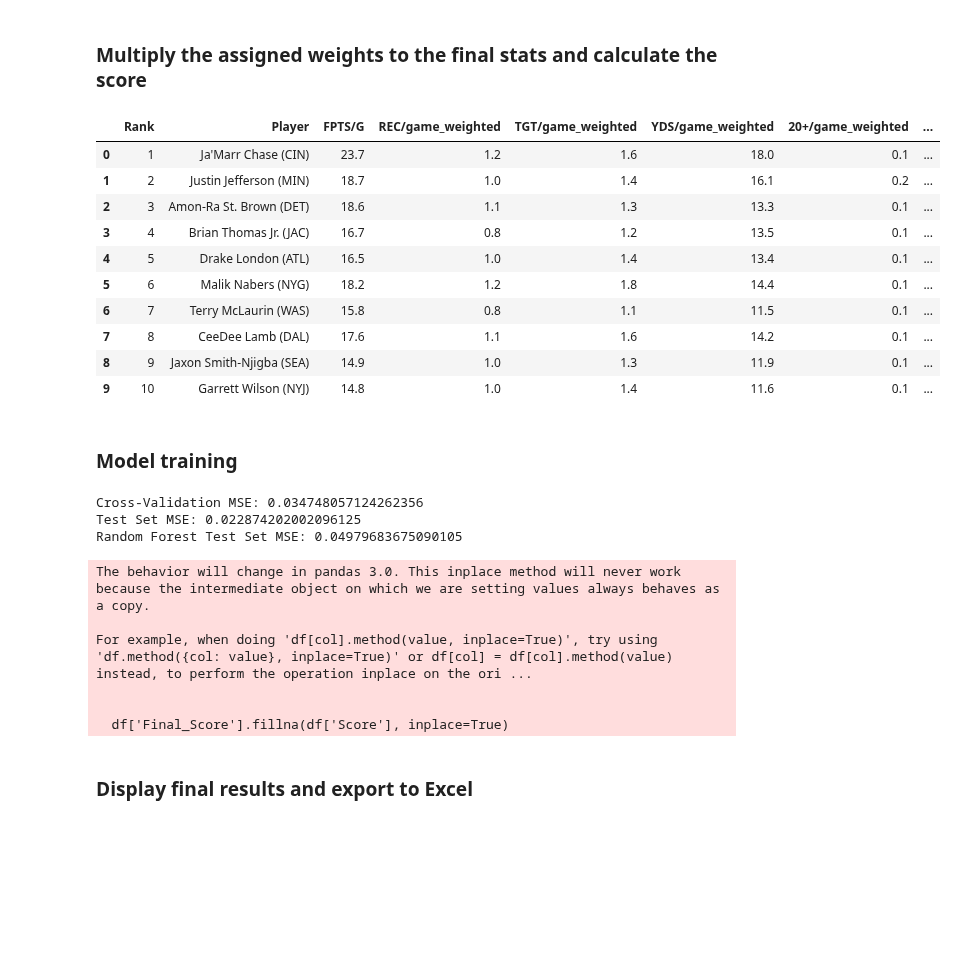
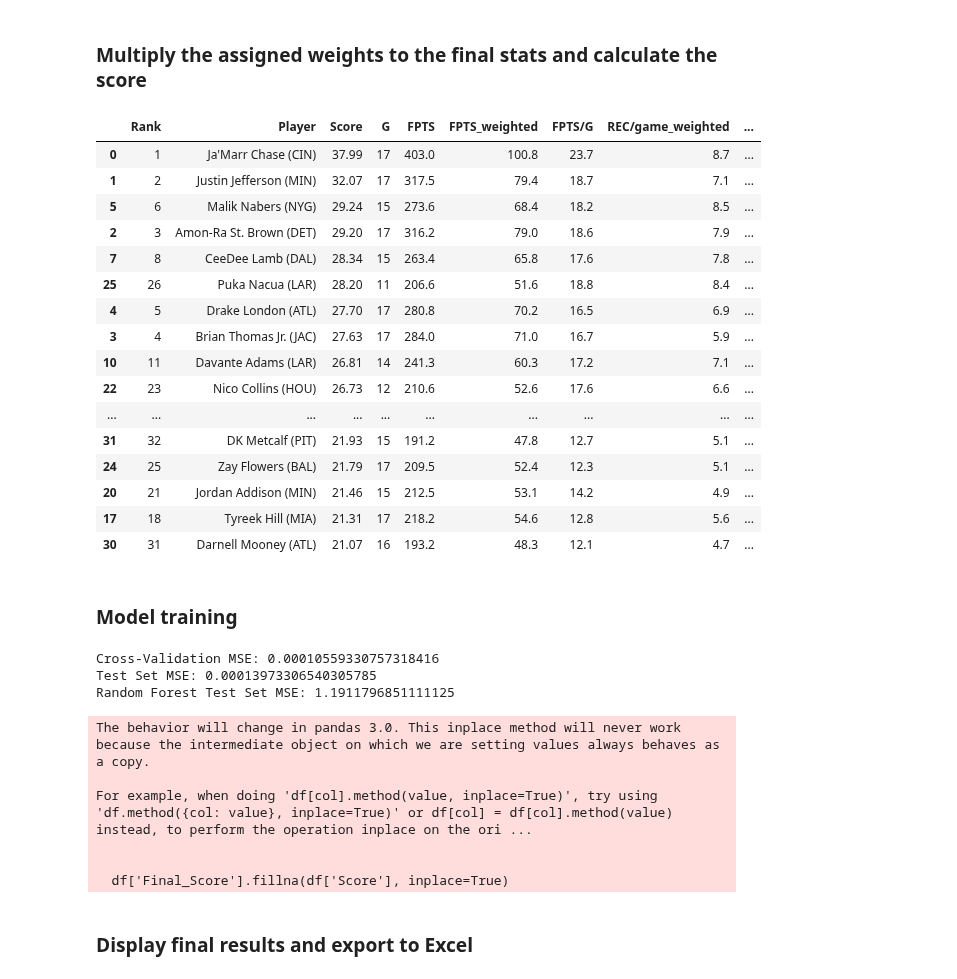
Before and after one commit to meltangonan/fantasy-football, a Jupyter notebook: WR/2025/WR_Model_2025.ipynb, the cells around one changed output. Drawn from its saved outputs; the diff is of its cells as text; code cells hidden in the pictures; blank space fills up the shorter version.

```diff
--- a/WR/2025/WR_Model_2025.ipynb
+++ b/WR/2025/WR_Model_2025.ipynb
@@ -192,46 +192,68 @@ df_corr[['Correlation', 'R^2', 'Weight']].round(2)
 # %%
 # Multiply each relevant column by its corresponding weight
 for col in corr_columns:
     if col not in exclude_stats:
         weight = df_corr.loc[col, 'Weight']
-        df[col + '_weighted'] = (df[col] * weight).round(1)
+        df[col + '_weighted'] = (df[col] * (1 + weight)).round(1)
 
 # Extract the weighted columns
 weight_columns = [col + '_weighted' for col in corr_columns if col not in exclude_stats]
 
-# Display the new weighted stats columns
-df_weight = df[['Rank', 'Player', 'FPTS/G'] + weight_columns]
-df_weight.sort_values(by=['Rank'], ascending=True).head(10)
+# Add FPTS/G and FPTS as weighted columns
+# df['FPTS/G_weighted'] = (df['FPTS/G'] * 1).round(1)
+df['FPTS_weighted'] = (df['FPTS'] * .25).round(1)
 
 # Define select columns to be used for the average weighted score
-avg = weight_columns + (['FPTS/G'] * 2)  # Giving higher weight to FPTS/G
+avg = weight_columns + ['FPTS_weighted', 'FPTS/G']
+
+# Display the new weighted stats columns
+# df_weight = df[['Rank', 'Player', 'FPTS', 'FPTS_weighted', 'FPTS/G',] + weight_columns]
+# df_weight.sort_values(by=['Rank'], ascending=True).head(10)
+# df_weight = df[['Rank', 'Player', 'FPTS', 'FPTS_weighted', 'FPTS/G', 'FPTS/G_weighted'] + weight_columns]
+# df_weight.sort_values(by=['Rank'], ascending=True).head(10)
 
 # Calculate the average weighted score for the select columns
 df['Score'] = df[avg].mean(axis=1).round(2)
 
-# Normalize the scores to be out of 10
-scaler = MinMaxScaler(feature_range=(0, 10))
-df['Score'] = scaler.fit_transform(df[['Score']])
+# # Normalize the scores to be out of 10
+# scaler = MinMaxScaler(feature_range=(0, 10))
+# df['Score'] = scaler.fit_transform(df[['Score']])
 
-df_weight.head(10)
+# Display the weighted pieces + the raw avg and final score
+df_weight = df[['Rank', 'Player', 'Score', 'G', 'FPTS', 'FPTS_weighted', 'FPTS/G'] + weight_columns] \
+              .sort_values(by='Score', ascending=False)
+
+df_weight.head(30)
 # %% [output]
-|  | Rank | Player | FPTS/G | REC/game_weighted | TGT/game_weighted | YDS/game_weighted | 20+/game_weighted | ... |
-| 0 | 1 | Ja'Marr Chase (CIN) | 23.7 | 1.2 | 1.6 | 18.0 | 0.1 | ... |
-| 1 | 2 | Justin Jefferson (MIN) | 18.7 | 1.0 | 1.4 | 16.1 | 0.2 | ... |
-| 2 | 3 | Amon-Ra St. Brown (DET) | 18.6 | 1.1 | 1.3 | 13.3 | 0.1 | ... |
-| 3 | 4 | Brian Thomas Jr. (JAC) | 16.7 | 0.8 | 1.2 | 13.5 | 0.1 | ... |
-| 4 | 5 | Drake London (ATL) | 16.5 | 1.0 | 1.4 | 13.4 | 0.1 | ... |
-| 5 | 6 | Malik Nabers (NYG) | 18.2 | 1.2 | 1.8 | 14.4 | 0.1 | ... |
-| 6 | 7 | Terry McLaurin (WAS) | 15.8 | 0.8 | 1.1 | 11.5 | 0.1 | ... |
-| 7 | 8 | CeeDee Lamb (DAL) | 17.6 | 1.1 | 1.6 | 14.2 | 0.1 | ... |
-| 8 | 9 | Jaxon Smith-Njigba (SEA) | 14.9 | 1.0 | 1.3 | 11.9 | 0.1 | ... |
-| 9 | 10 | Garrett Wilson (NYJ) | 14.8 | 1.0 | 1.4 | 11.6 | 0.1 | ... |
+|  | Rank | Player | Score | G | FPTS | FPTS_weighted | FPTS/G | REC/game_weighted | ... |
+| 0 | 1 | Ja'Marr Chase (CIN) | 37.99 | 17 | 403.0 | 100.8 | 23.7 | 8.7 | ... |
+| 1 | 2 | Justin Jefferson (MIN) | 32.07 | 17 | 317.5 | 79.4 | 18.7 | 7.1 | ... |
+| 5 | 6 | Malik Nabers (NYG) | 29.24 | 15 | 273.6 | 68.4 | 18.2 | 8.5 | ... |
+| 2 | 3 | Amon-Ra St. Brown (DET) | 29.20 | 17 | 316.2 | 79.0 | 18.6 | 7.9 | ... |
+| 7 | 8 | CeeDee Lamb (DAL) | 28.34 | 15 | 263.4 | 65.8 | 17.6 | 7.8 | ... |
+| 25 | 26 | Puka Nacua (LAR) | 28.20 | 11 | 206.6 | 51.6 | 18.8 | 8.4 | ... |
+| 4 | 5 | Drake London (ATL) | 27.70 | 17 | 280.8 | 70.2 | 16.5 | 6.9 | ... |
+| 3 | 4 | Brian Thomas Jr. (JAC) | 27.63 | 17 | 284.0 | 71.0 | 16.7 | 5.9 | ... |
+| 10 | 11 | Davante Adams (LAR) | 26.81 | 14 | 241.3 | 60.3 | 17.2 | 7.1 | ... |
+| 22 | 23 | Nico Collins (HOU) | 26.73 | 12 | 210.6 | 52.6 | 17.6 | 6.6 | ... |
+| ... | ... | ... | ... | ... | ... | ... | ... | ... | ... |
+| 31 | 32 | DK Metcalf (PIT) | 21.93 | 15 | 191.2 | 47.8 | 12.7 | 5.1 | ... |
+| 24 | 25 | Zay Flowers (BAL) | 21.79 | 17 | 209.5 | 52.4 | 12.3 | 5.1 | ... |
+| 20 | 21 | Jordan Addison (MIN) | 21.46 | 15 | 212.5 | 53.1 | 14.2 | 4.9 | ... |
+| 17 | 18 | Tyreek Hill (MIA) | 21.31 | 17 | 218.2 | 54.6 | 12.8 | 5.6 | ... |
+| 30 | 31 | Darnell Mooney (ATL) | 21.07 | 16 | 193.2 | 48.3 | 12.1 | 4.7 | ... |
 # %% [markdown]
 ### Model training
 # %%
-# Prepare features and target for model training
-X = df[weight_columns]
-y = df['Score']
+# Build leakage-free feature set: raw stats you used to INFORM the score
+# (i.e., the unweighted versions), plus availability signals.
+base_feature_cols = [c for c in corr_columns if c in df.columns]  # raw per-game (ideally already shrunk)
+extra_cols = [c for c in ['FPTS/G', 'FPTS', 'G'] if c in df.columns]
+model_cols = base_feature_cols + extra_cols
+
+X = df[model_cols].copy()
+y = df['Score']            # or df['Final_Score'] if you prefer the post-ensemble target
+
 
 # Handle missing values by imputing with mean
 imputer = SimpleImputer(strategy='mean')
@@ -283,9 +305,9 @@ df['Final Rank'] = df['Final_Score'].rank(method='first', ascending=False).astyp
 # Calculate the variance in ranking both ranks
 df['Variance'] = df['Rank'] - df['Final Rank']
 # %% [output]
-Cross-Validation MSE: 0.034748057124262356
-Test Set MSE: 0.022874202002096125
-Random Forest Test Set MSE: 0.04979683675090105
+Cross-Validation MSE: 0.00010559330757318416
+Test Set MSE: 0.00013973306540305785
+Random Forest Test Set MSE: 1.1911796851111125
 The behavior will change in pandas 3.0. This inplace method will never work because the intermediate object on which we are setting values always behaves as a copy.
 
 For example, when doing 'df[col].method(value, inplace=True)', try using 'df.method({col: value}, inplace=True)' or df[col] = df[col].method(value) instead, to perform the operation inplace on the ori ...
```
Also changed, not shown: parts of 1 cell of this notebook, 2 other files.
